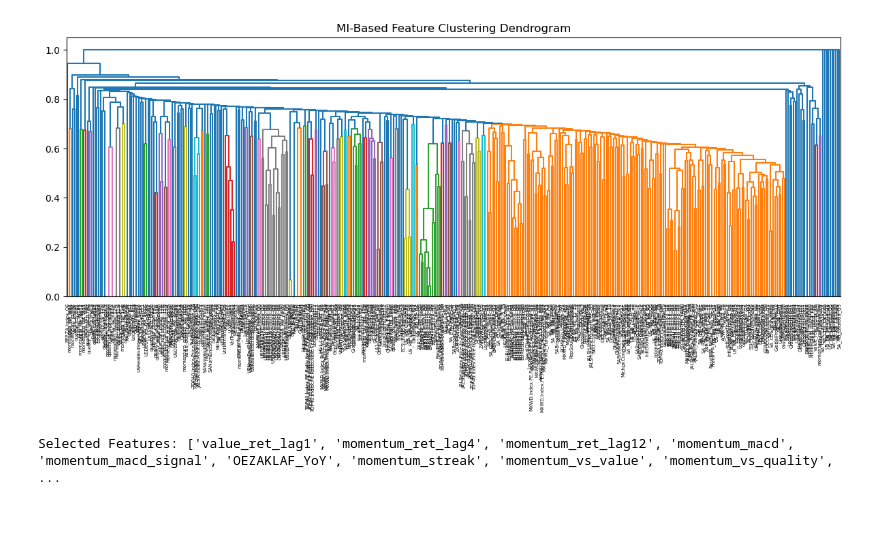
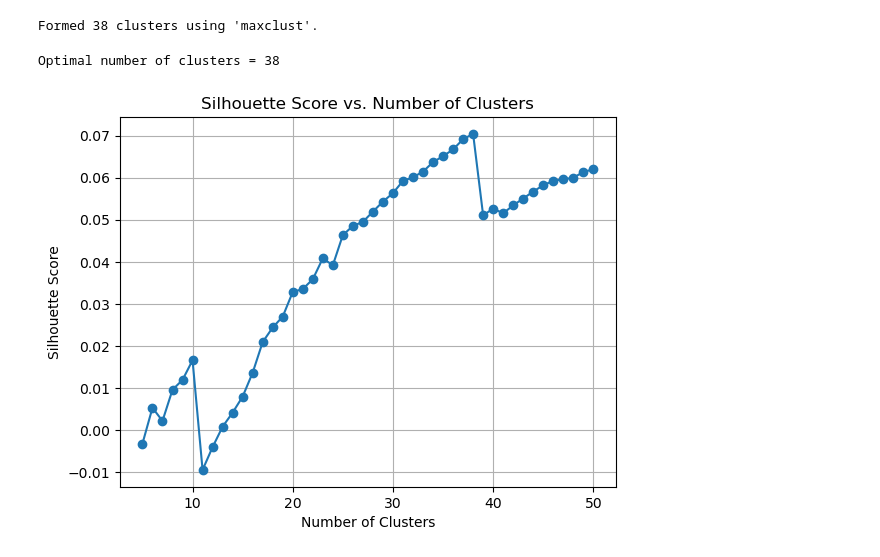
Before and after one commit to CChlungwani/forecast_curve, a Jupyter notebook: feature_importance/feature_selection.ipynb, the cells around one changed output. Saved outputs shown, nothing was run; the diff lists cells and outputs as text; code cells hidden in the pictures; blank space fills up the shorter version.

```diff
--- a/feature_importance/feature_selection.ipynb
+++ b/feature_importance/feature_selection.ipynb
@@ -195,15 +197,0 @@ def mi_hierarchical_clustering(D, mi_scores, n_clusters=None, threshold=None):
-# %%
-# Example workflow:
-mi_scores = compute_mi_scores(X, y)
-#D = mi_distance_matrix(X)
-selected_features, clusters = mi_hierarchical_clustering(D, mi_scores, threshold=0.75)
-print("Selected Features:", selected_features)
-
-# ---------------------------
-# 5. Save outputs
-# ---------------------------
-pd.Series(selected_features).to_csv("selected_features_MI_clustered.csv", index=True)
-clusters.to_csv("MI_feature_clusters.csv", index=False)
-# %% [output]
-[figure, removed]
-Selected Features: ['value_ret_lag1', 'momentum_ret_lag4', 'momentum_ret_lag12', 'momentum_macd', 'momentum_macd_signal', 'OEZAKLAF_YoY', 'momentum_streak', 'momentum_vs_value', 'momentum_vs_quality', ...
@@ -209,0 +208,41 @@ Selected Features: ['value_ret_lag1', 'momentum_ret_lag4', 'momentum_ret_lag12',
+# %%
+
+# Step 2: cluster features
+cluster_labels, Z = cluster_features(D, n_clusters=38)
+# Alternative:
+#cluster_labels, Z = cluster_features(D, threshold=1.2)
+
+# Step 3: get representatives
+representatives = get_cluster_representatives(D, cluster_labels)
+# %% [output]
+Formed 38 clusters using 'maxclust'.
+# %%
+from sklearn.metrics import silhouette_score
+from scipy.spatial.distance import squareform
+
+def choose_optimal_clusters(D, min_k=5, max_k=50):
+    D_condensed = squareform(D.values)  # required for hierarchical clustering
+    scores = {}
+
+    for k in range(min_k, max_k + 1):
+        labels = fcluster(Z, t=k, criterion='maxclust')
+        score = silhouette_score(D, labels, metric='precomputed')
+        scores[k] = score
+
+    return scores
+
+scores = choose_optimal_clusters(D)
+
+best_k = max(scores, key=scores.get)
+print("Optimal number of clusters =", best_k)
+# %% [output]
+Optimal number of clusters = 38
+# %%
+plt.plot(list(scores.keys()), list(scores.values()), marker='o')
+plt.title("Silhouette Score vs. Number of Clusters")
+plt.xlabel("Number of Clusters")
+plt.ylabel("Silhouette Score")
+plt.grid(True)
+plt.show()
+# %% [output]
+[figure, added]
```
Also changed, not shown: parts of 12 cells of this notebook, 29 other files.
